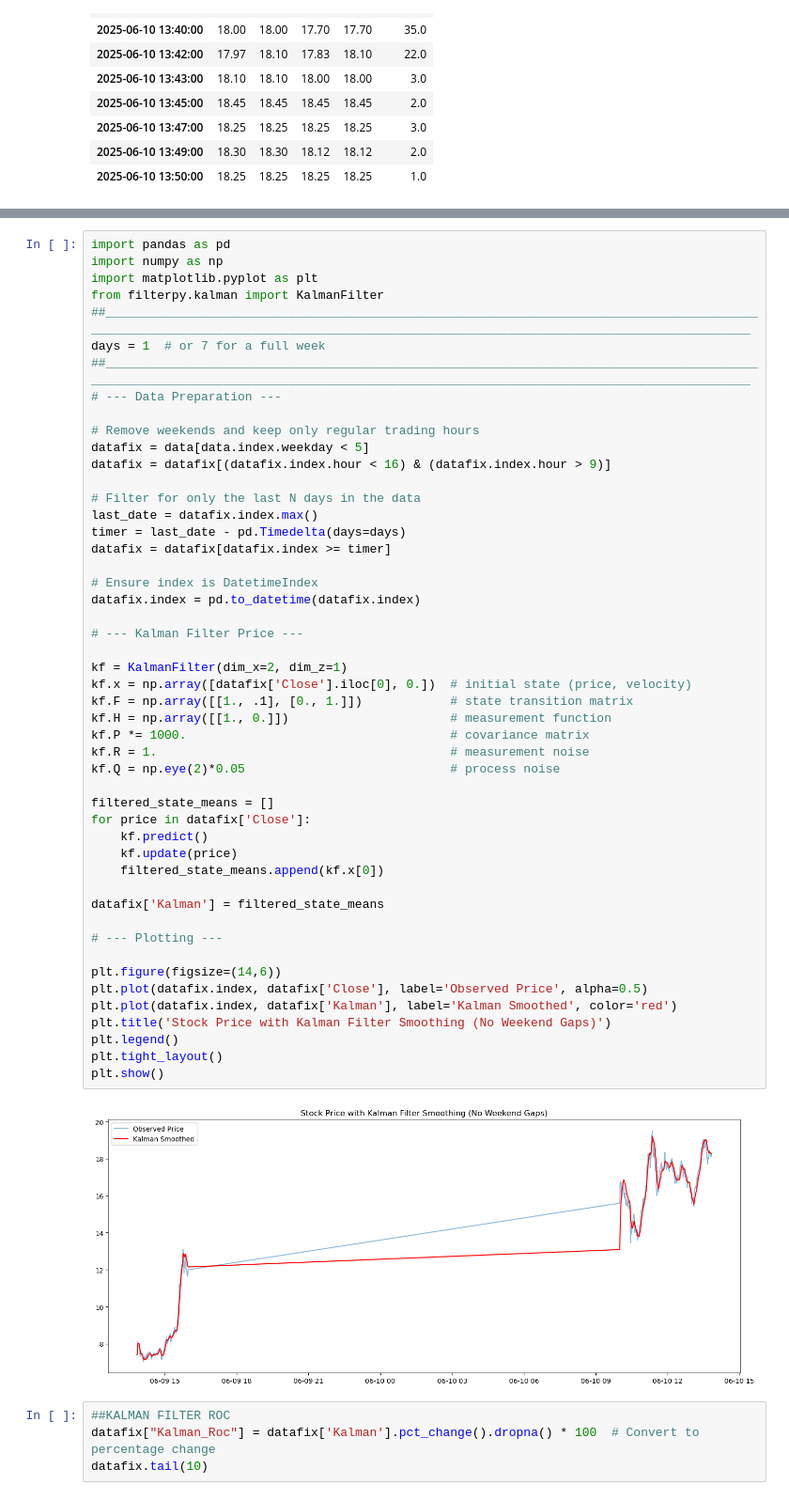
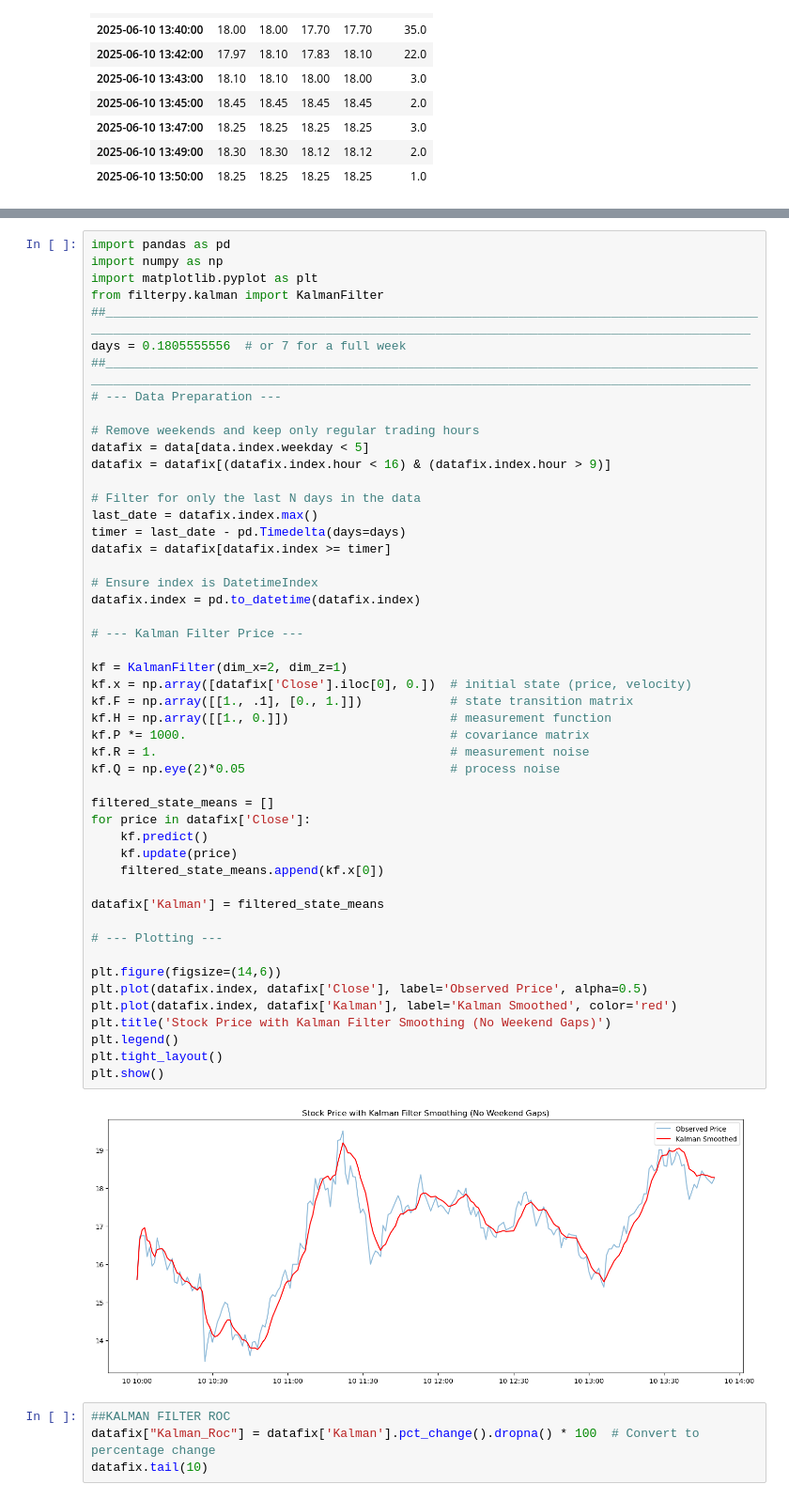
Before and after one commit to noah-Shaffer/projects, a Jupyter notebook: Options Trading.ipynb, the cells around one changed output, grey strips where cells are left out. Shown at 94% size. Cells and saved outputs as stored; diff of their text form.

```diff
--- a/Options Trading.ipynb
+++ b/Options Trading.ipynb
@@ -393,7 +439,7 @@ import numpy as np
 import matplotlib.pyplot as plt
 from filterpy.kalman import KalmanFilter
 ##___________________________________________________________________________________________________________________________________________________________________________________
-days = 1  # or 7 for a full week
+days = 0.1805555556  # or 7 for a full week
 ##___________________________________________________________________________________________________________________________________________________________________________________
 # --- Data Preparation ---
 
@@ -410,34 +456,34 @@ datafix = datafix[datafix.index >= timer]
 datafix.index = pd.to_datetime(datafix.index)
 
 # --- Kalman Filter Price ---
 
 kf = KalmanFilter(dim_x=2, dim_z=1)
 kf.x = np.array([datafix['Close'].iloc[0], 0.])  # initial state (price, velocity)
 kf.F = np.array([[1., .1], [0., 1.]])            # state transition matrix
 kf.H = np.array([[1., 0.]])                      # measurement function
 kf.P *= 1000.                                    # covariance matrix
 kf.R = 1.                                        # measurement noise
 kf.Q = np.eye(2)*0.05                            # process noise
 
 filtered_state_means = []
 for price in datafix['Close']:
     kf.predict()
     kf.update(price)
     filtered_state_means.append(kf.x[0])
 
 datafix['Kalman'] = filtered_state_means
 
 # --- Plotting ---
 
 plt.figure(figsize=(14,6))
 plt.plot(datafix.index, datafix['Close'], label='Observed Price', alpha=0.5)
 plt.plot(datafix.index, datafix['Kalman'], label='Kalman Smoothed', color='red')
 plt.title('Stock Price with Kalman Filter Smoothing (No Weekend Gaps)')
 plt.legend()
 plt.tight_layout()
 plt.show()
 # %% [output]
-[figure, old version]
+[figure, new version]
 # %%
 ##KALMAN FILTER ROC
 datafix["Kalman_Roc"] = datafix['Kalman'].pct_change().dropna() * 100  # Convert to percentage change
```
Also changed, not shown: parts of 6 cells of this notebook.
